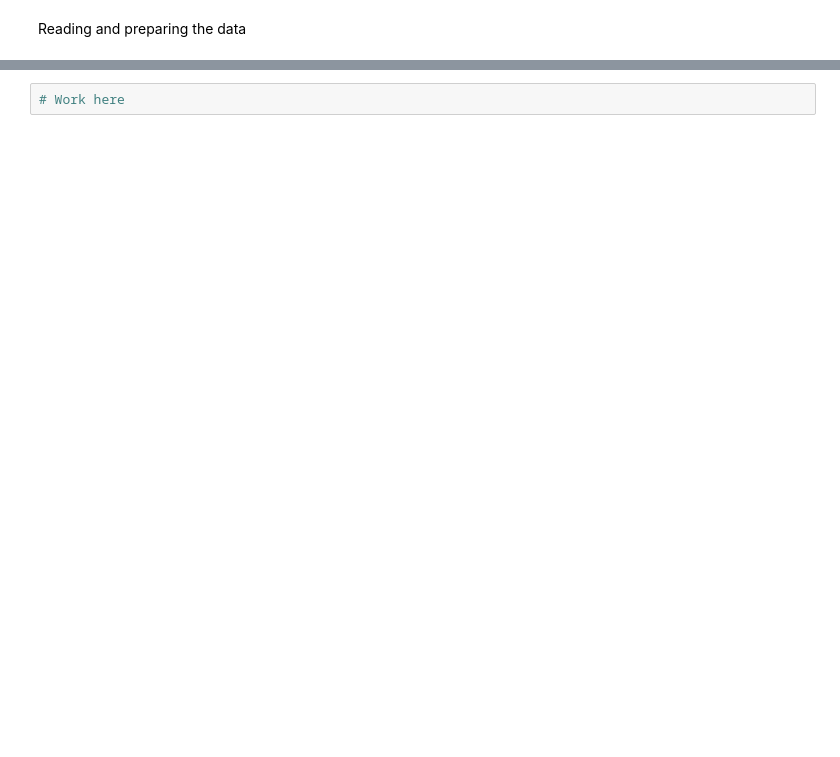
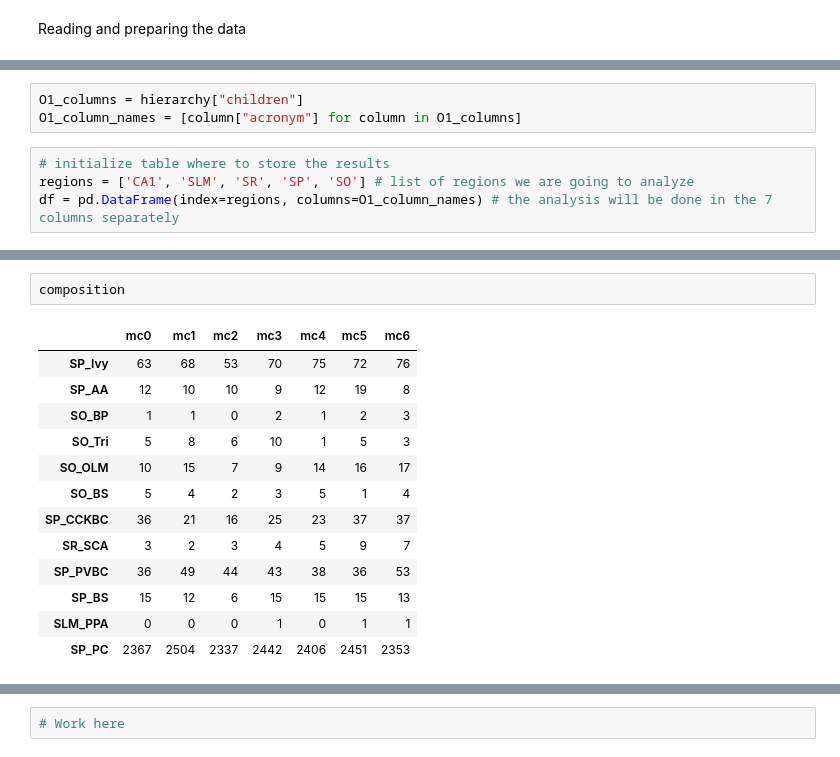
Before and after one commit to BlueBrain/MOOC-hippocampus-network-simulation-2019, a Jupyter notebook: notebooks/density_analysis.ipynb, the cells around one changed output, grey strips where cells are left out. Drawn from its saved outputs; the diff is of its cells as text; blank space fills up the shorter version.

```diff
--- a/notebooks/density_analysis.ipynb
+++ b/notebooks/density_analysis.ipynb
@@ -162,0 +51,7 @@ Here we ...
+# %%
+O1_columns = hierarchy["children"]
+O1_column_names = [column["acronym"] for column in O1_columns]
+# %%
+# initialize table where to store the results
+regions = ['CA1', 'SLM', 'SR', 'SP', 'SO'] # list of regions we are going to analyze
+df = pd.DataFrame(index=regions, columns=O1_column_names) # the analysis will be done in the 7 columns separately
@@ -162,0 +142,16 @@ Here we ...
+# %%
+composition
+# %% [output]
+|  | mc0 | mc1 | mc2 | mc3 | mc4 | mc5 | mc6 |
+| SP_Ivy | 63 | 68 | 53 | 70 | 75 | 72 | 76 |
+| SP_AA | 12 | 10 | 10 | 9 | 12 | 19 | 8 |
+| SO_BP | 1 | 1 | 0 | 2 | 1 | 2 | 3 |
+| SO_Tri | 5 | 8 | 6 | 10 | 1 | 5 | 3 |
+| SO_OLM | 10 | 15 | 7 | 9 | 14 | 16 | 17 |
+| SO_BS | 5 | 4 | 2 | 3 | 5 | 1 | 4 |
+| SP_CCKBC | 36 | 21 | 16 | 25 | 23 | 37 | 37 |
+| SR_SCA | 3 | 2 | 3 | 4 | 5 | 9 | 7 |
+| SP_PVBC | 36 | 49 | 44 | 43 | 38 | 36 | 53 |
+| SP_BS | 15 | 12 | 6 | 15 | 15 | 15 | 13 |
+| SLM_PPA | 0 | 0 | 0 | 1 | 0 | 1 | 1 |
+| SP_PC | 2367 | 2504 | 2337 | 2442 | 2406 | 2451 | 2353 |
```
Also changed, not shown: parts of 42 cells of this notebook, 6 other files.
